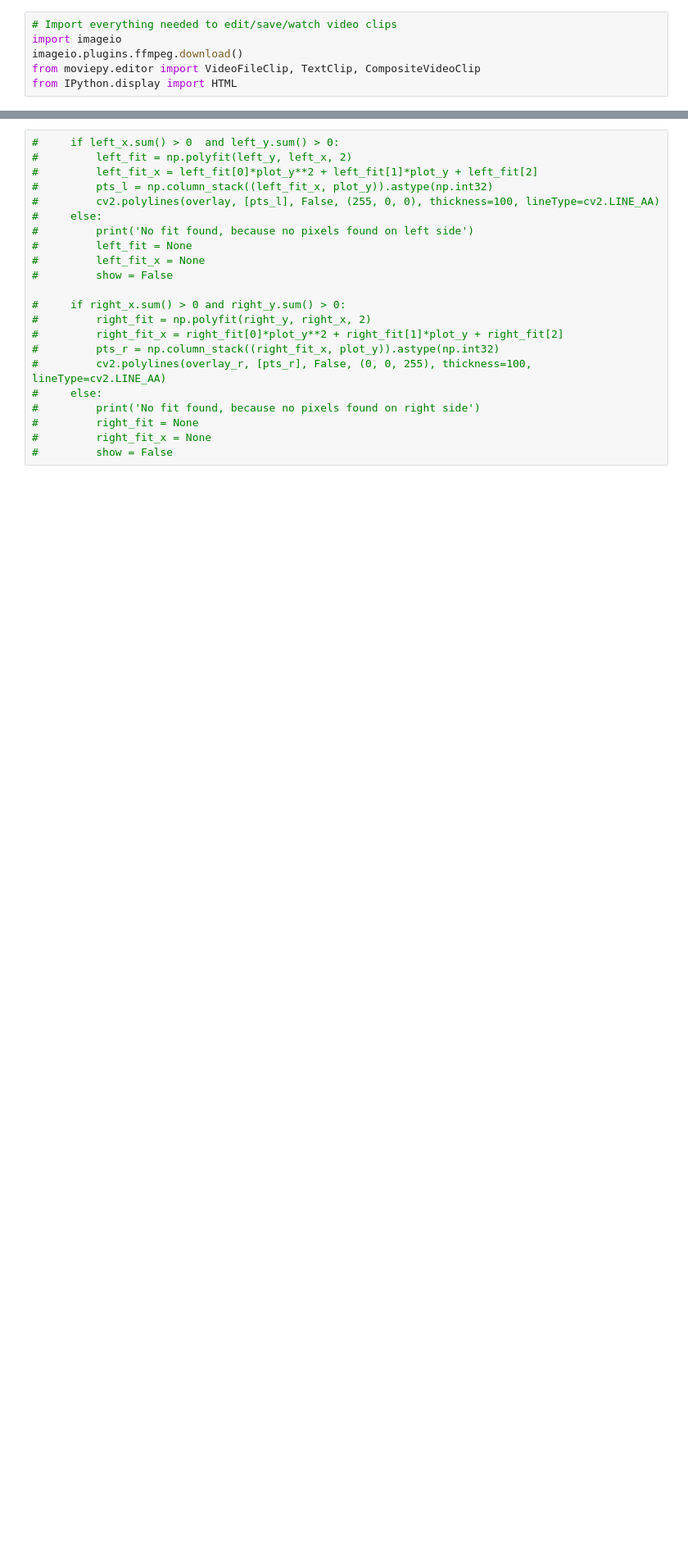
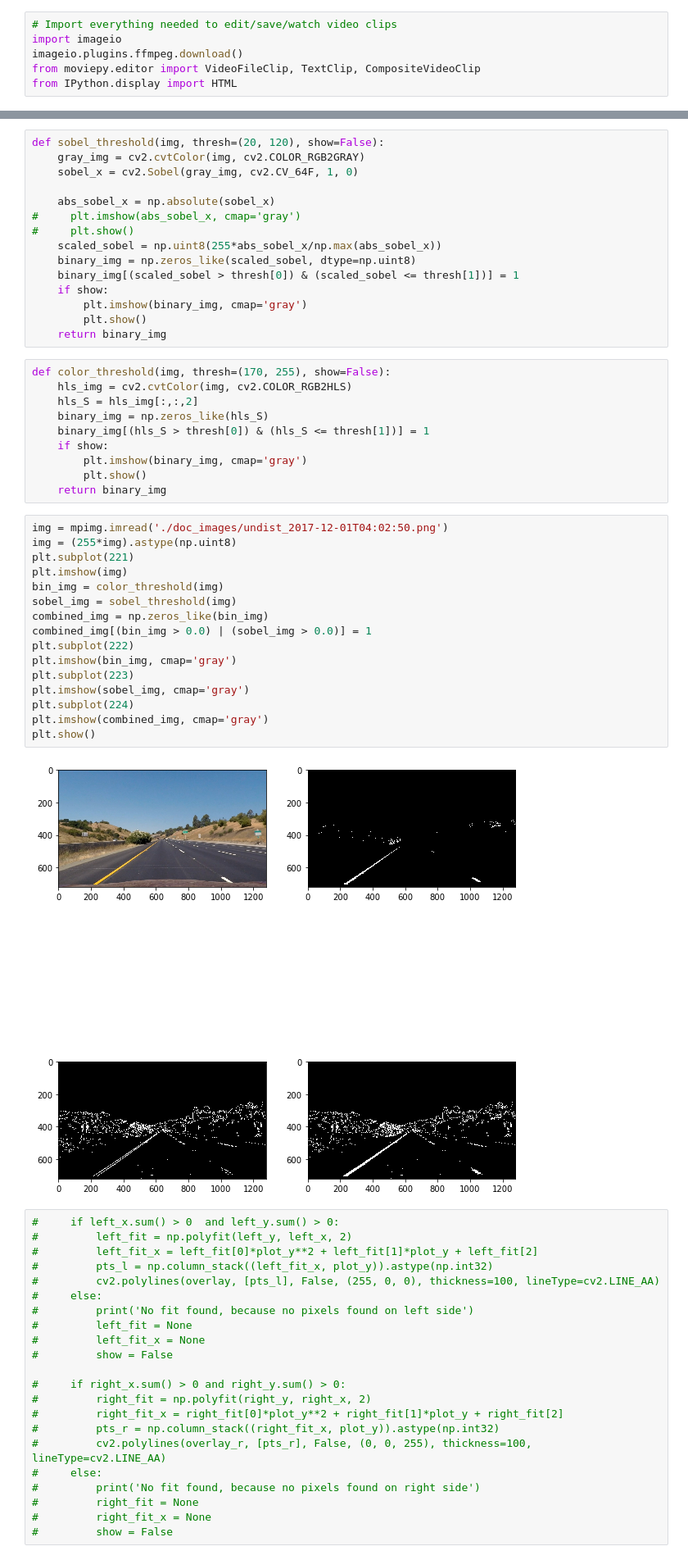
Before and after one commit to sketchc89/AdvanceLaneLines-P4, a Jupyter notebook: Pipeline.ipynb, the cells around one changed output, grey strips where cells are left out. Shown at 82% size. Cells and saved outputs as stored; diff of their text form; blank space fills up the shorter version.

```diff
--- a/Pipeline.ipynb
+++ b/Pipeline.ipynb
@@ -461,5 +451,48 @@ HTML("""
 # %% [output]
 [interactive output not drawn]
+# %%
+def sobel_threshold(img, thresh=(20, 120), show=False):
+    gray_img = cv2.cvtColor(img, cv2.COLOR_RGB2GRAY)
+    sobel_x = cv2.Sobel(gray_img, cv2.CV_64F, 1, 0)
+
+    abs_sobel_x = np.absolute(sobel_x)
+#     plt.imshow(abs_sobel_x, cmap='gray')
+#     plt.show()
+    scaled_sobel = np.uint8(255*abs_sobel_x/np.max(abs_sobel_x))
+    binary_img = np.zeros_like(scaled_sobel, dtype=np.uint8)
+    binary_img[(scaled_sobel > thresh[0]) & (scaled_sobel <= thresh[1])] = 1
+    if show:
+        plt.imshow(binary_img, cmap='gray')
+        plt.show()
+    return binary_img
+# %%
+def color_threshold(img, thresh=(170, 255), show=False):
+    hls_img = cv2.cvtColor(img, cv2.COLOR_RGB2HLS)
+    hls_S = hls_img[:,:,2]
+    binary_img = np.zeros_like(hls_S)
+    binary_img[(hls_S > thresh[0]) & (hls_S <= thresh[1])] = 1
+    if show:
+        plt.imshow(binary_img, cmap='gray')
+        plt.show()
+    return binary_img
+# %%
+img = mpimg.imread('./doc_images/undist_2017-12-01T04:02:50.png')
+img = (255*img).astype(np.uint8)
+plt.subplot(221)
+plt.imshow(img)
+bin_img = color_threshold(img)
+sobel_img = sobel_threshold(img)
+combined_img = np.zeros_like(bin_img)
+combined_img[(bin_img > 0.0) | (sobel_img > 0.0)] = 1
+plt.subplot(222)
+plt.imshow(bin_img, cmap='gray')
+plt.subplot(223)
+plt.imshow(sobel_img, cmap='gray')
+plt.subplot(224)
+plt.imshow(combined_img, cmap='gray')
+plt.show()
+# %% [output]
+[figure, added]
 # %%
 #     if left_x.sum() > 0  and left_y.sum() > 0:
 #         left_fit = np.polyfit(left_y, left_x, 2)
```
Also changed, not shown: parts of 9 cells of this notebook, 8 other files.
